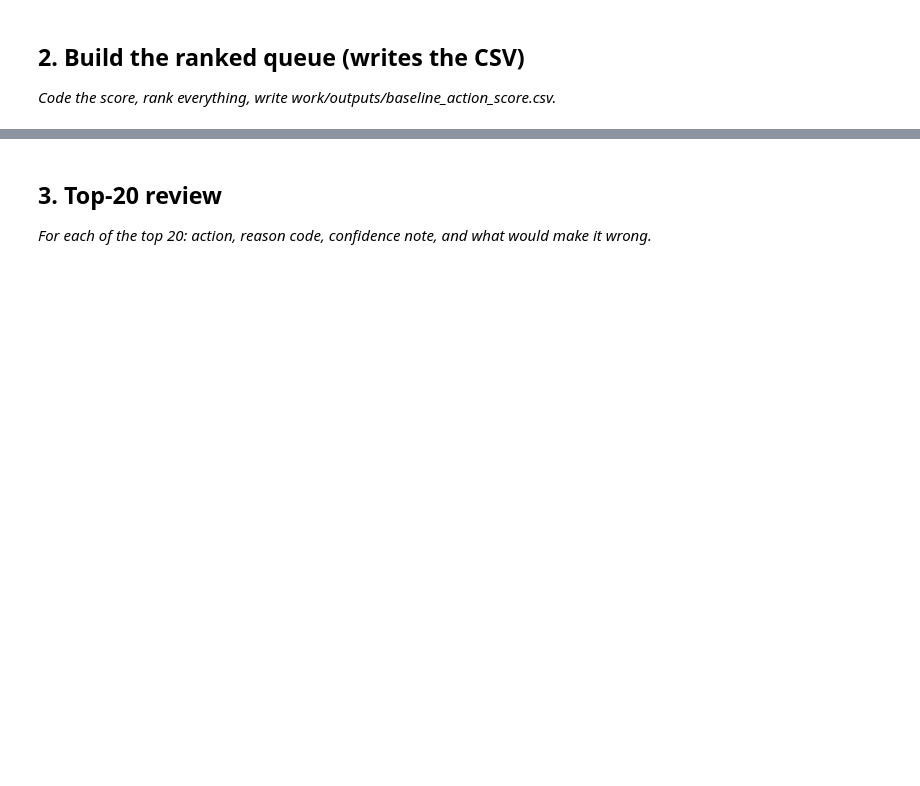
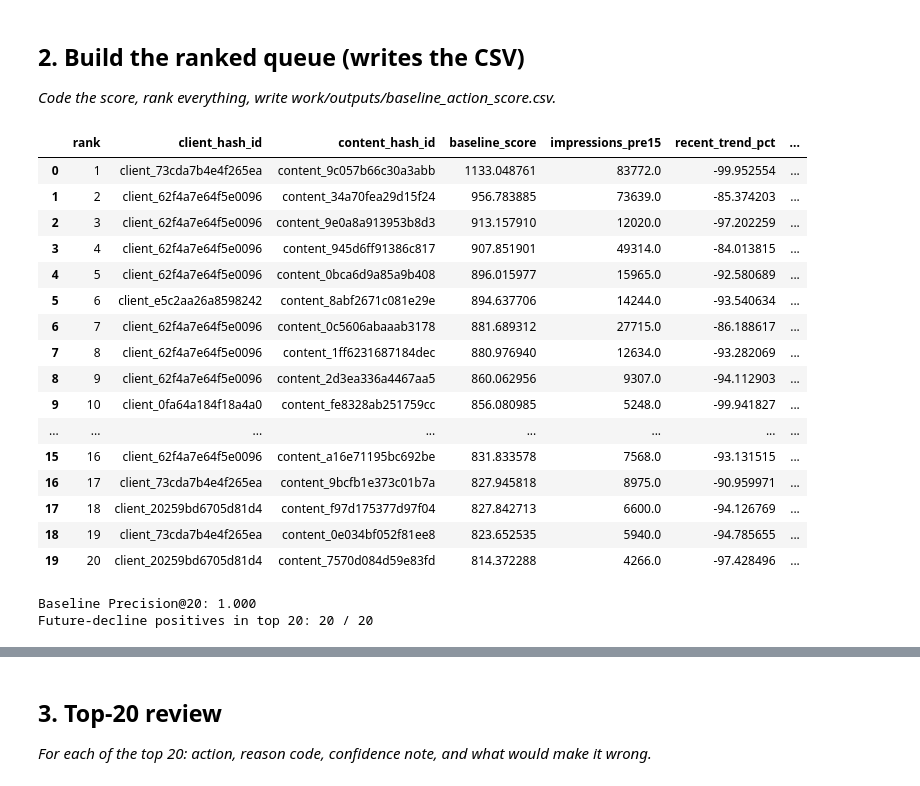
Before and after one commit to jh-emon002/flyrank-intern, a Jupyter notebook: work/notebooks/w04_baseline_score.ipynb, the cells around one changed output, grey strips where cells are left out. Cells and saved outputs as stored; diff of their text form; code cells hidden in the pictures; blank space fills up the shorter version.

```diff
--- a/work/notebooks/w04_baseline_score.ipynb
+++ b/work/notebooks/w04_baseline_score.ipynb
@@ -22,0 +351,68 @@ This skeleton is yours to fill. Work the sections **in order** — each one has
+# %%
+baseline_queue = (
+    baseline_df[
+        baseline_df["eligible_for_review"]
+    ]
+    .copy()
+    .sort_values(
+        "baseline_score",
+        ascending=False
+    )
+    .reset_index(drop=True)
+)
+
+baseline_queue["rank"] = (
+    np.arange(len(baseline_queue)) + 1
+)
+
+queue_cols = [
+    "rank",
+    "client_hash_id",
+    "content_hash_id",
+    "baseline_score",
+    "impressions_pre15",
+    "recent_trend_pct",
+    "reason_code",
+    "action",
+]
+
+baseline_queue[queue_cols].head(20)
+# %% [output]
+|  | rank | client_hash_id | content_hash_id | baseline_score | impressions_pre15 | recent_trend_pct | ... |
+| 0 | 1 | client_73cda7b4e4f265ea | content_9c057b66c30a3abb | 1133.048761 | 83772.0 | -99.952554 | ... |
+| 1 | 2 | client_62f4a7e64f5e0096 | content_34a70fea29d15f24 | 956.783885 | 73639.0 | -85.374203 | ... |
+| 2 | 3 | client_62f4a7e64f5e0096 | content_9e0a8a913953b8d3 | 913.157910 | 12020.0 | -97.202259 | ... |
+| 3 | 4 | client_62f4a7e64f5e0096 | content_945d6ff91386c817 | 907.851901 | 49314.0 | -84.013815 | ... |
+| 4 | 5 | client_62f4a7e64f5e0096 | content_0bca6d9a85a9b408 | 896.015977 | 15965.0 | -92.580689 | ... |
+| 5 | 6 | client_e5c2aa26a8598242 | content_8abf2671c081e29e | 894.637706 | 14244.0 | -93.540634 | ... |
+| 6 | 7 | client_62f4a7e64f5e0096 | content_0c5606abaaab3178 | 881.689312 | 27715.0 | -86.188617 | ... |
+| 7 | 8 | client_62f4a7e64f5e0096 | content_1ff6231687184dec | 880.976940 | 12634.0 | -93.282069 | ... |
+| 8 | 9 | client_62f4a7e64f5e0096 | content_2d3ea336a4467aa5 | 860.062956 | 9307.0 | -94.112903 | ... |
+| 9 | 10 | client_0fa64a184f18a4a0 | content_fe8328ab251759cc | 856.080985 | 5248.0 | -99.941827 | ... |
+| ... | ... | ... | ... | ... | ... | ... | ... |
+| 15 | 16 | client_62f4a7e64f5e0096 | content_a16e71195bc692be | 831.833578 | 7568.0 | -93.131515 | ... |
+| 16 | 17 | client_73cda7b4e4f265ea | content_9bcfb1e373c01b7a | 827.945818 | 8975.0 | -90.959971 | ... |
+| 17 | 18 | client_20259bd6705d81d4 | content_f97d175377d97f04 | 827.842713 | 6600.0 | -94.126769 | ... |
+| 18 | 19 | client_73cda7b4e4f265ea | content_0e034bf052f81ee8 | 823.652535 | 5940.0 | -94.785655 | ... |
+| 19 | 20 | client_20259bd6705d81d4 | content_7570d084d59e83fd | 814.372288 | 4266.0 | -97.428496 | ... |
+# %%
+K = 20
+
+top20 = baseline_queue.head(K)
+
+baseline_precision_at_20 = (
+    top20["is_declining_next15d"].mean()
+)
+
+print(
+    f"Baseline Precision@20: "
+    f"{baseline_precision_at_20:.3f}"
+)
+
+print(
+    f"Future-decline positives in top 20: "
+    f"{top20['is_declining_next15d'].sum()} / {K}"
+)
+# %% [output]
+Baseline Precision@20: 1.000
+Future-decline positives in top 20: 20 / 20
```
Also changed, not shown: parts of 27 cells of this notebook.
